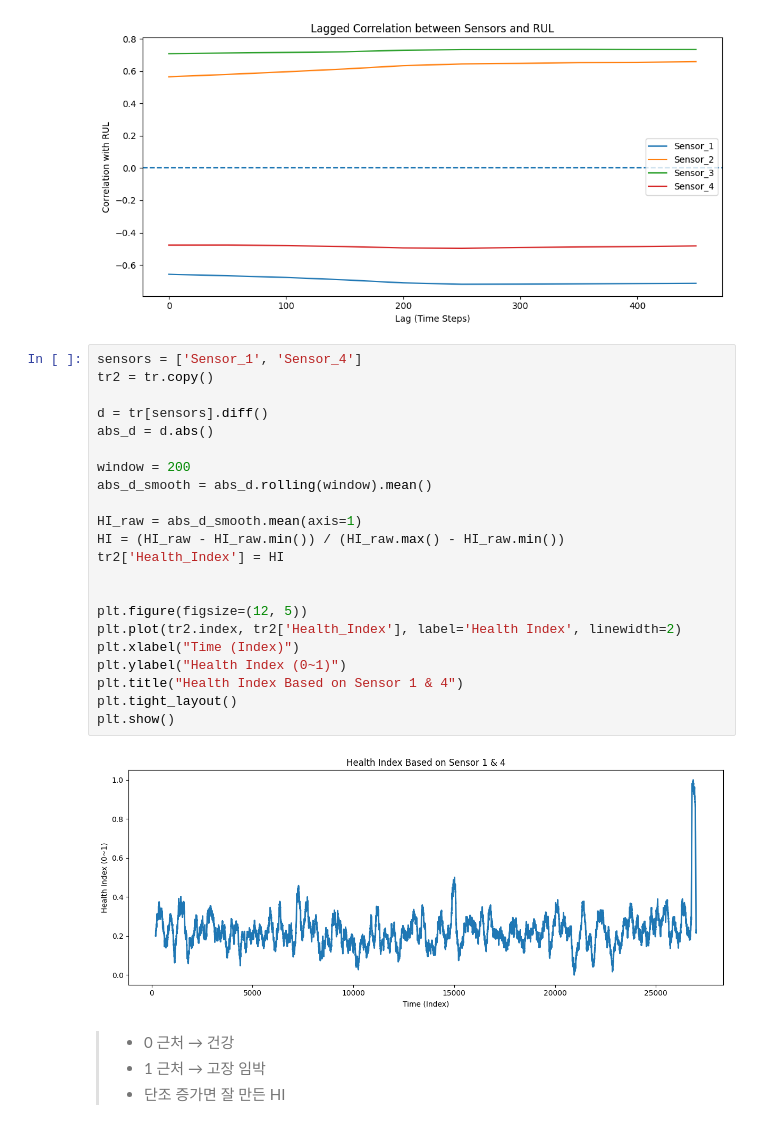
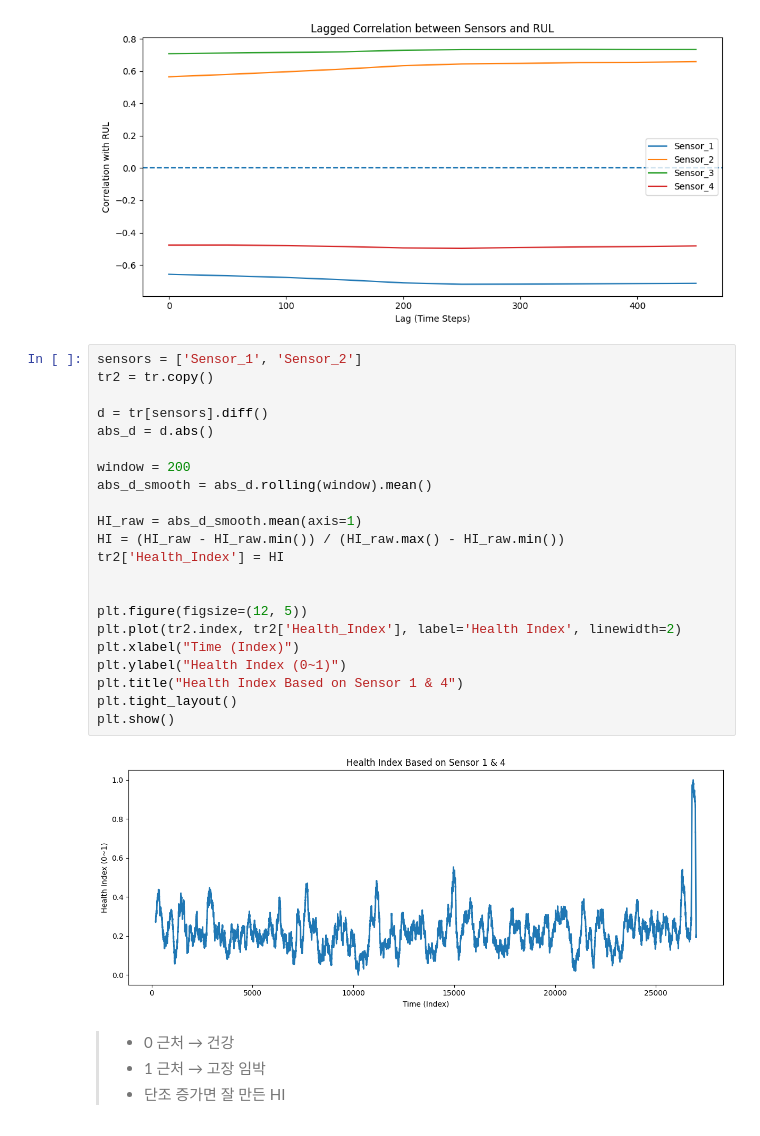
Before and after one commit to sooinp/Desktop, a Jupyter notebook: VSCode/모두의 딥러닝/미니프로젝트/0203.ipynb, the cells around one changed output. Drawn from its saved outputs; the diff is of its cells as text.

```diff
--- a/VSCode/모두의 딥러닝/미니프로젝트/0203.ipynb
+++ b/VSCode/모두의 딥러닝/미니프로젝트/0203.ipynb
@@ -303,29 +303,29 @@ plt.show()
 # %% [output]
 [figure]
 # %%
-sensors = ['Sensor_1', 'Sensor_4']
+sensors = ['Sensor_1', 'Sensor_2']
 tr2 = tr.copy()
 
 d = tr[sensors].diff()
 abs_d = d.abs()
 
 window = 200
 abs_d_smooth = abs_d.rolling(window).mean()
 
 HI_raw = abs_d_smooth.mean(axis=1)
 HI = (HI_raw - HI_raw.min()) / (HI_raw.max() - HI_raw.min())
 tr2['Health_Index'] = HI
 
 
 plt.figure(figsize=(12, 5))
 plt.plot(tr2.index, tr2['Health_Index'], label='Health Index', linewidth=2)
 plt.xlabel("Time (Index)")
 plt.ylabel("Health Index (0~1)")
 plt.title("Health Index Based on Sensor 1 & 4")
 plt.tight_layout()
 plt.show()
 # %% [output]
-[figure, old version]
+[figure, new version]
 # %% [markdown]
 > - 0 근처 → 건강
 > - 1 근처 → 고장 임박
```
Also changed, not shown: parts of 2 cells of this notebook, 4 other files.
